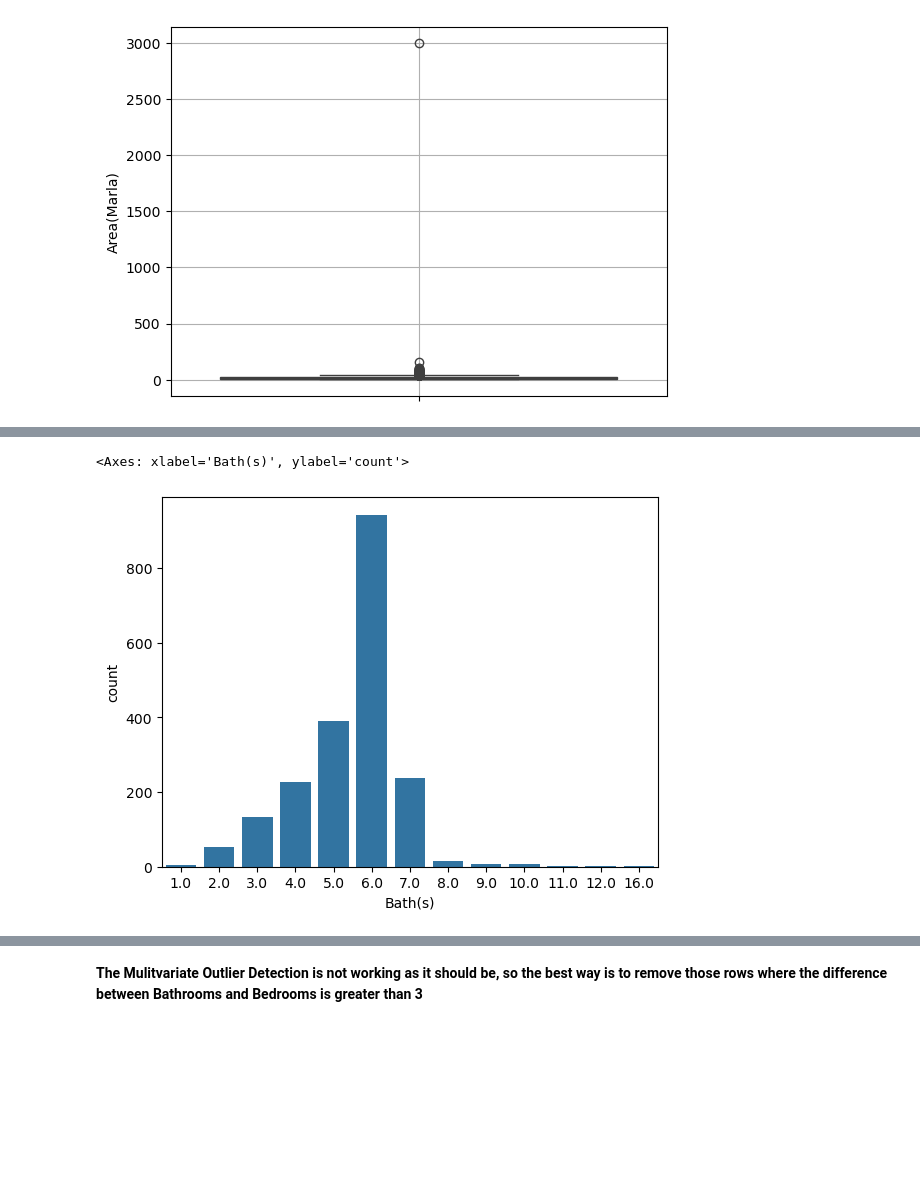
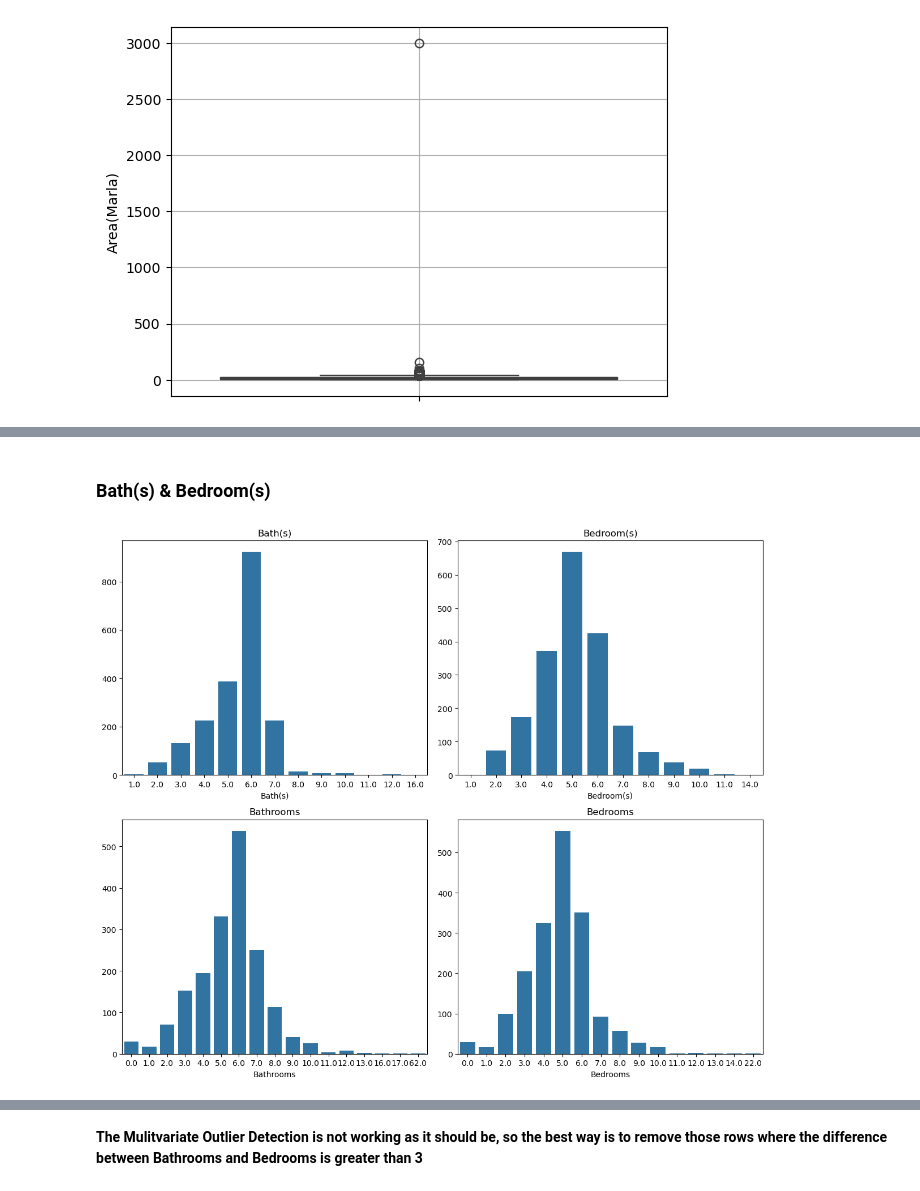
Before and after one commit to Piro369/End-to-End-Real-Estate-ml, a Jupyter notebook: Outlier Detection/Outlier Detection (Houses).ipynb, the cells around one changed output, grey strips where cells are left out. Cells and saved outputs as stored; diff of their text form; code cells hidden in the pictures; blank space fills up the shorter version.

```diff
--- a/Outlier Detection/Outlier Detection (Houses).ipynb
+++ b/Outlier Detection/Outlier Detection (Houses).ipynb
@@ -15,7 +14,7 @@ houses.drop(columns=['Community Swimming Pool', 'Community Gym', 'Sauna',
        'Jacuzzi', 'Security Staff', 'Maintenance Staff',
        'Facilities for Disabled', 'Laundry or Dry Cleaning Facility',
        'Communal/Shared Kitchen','Lobby in Building', 'Elevators',
-       'Service Elevators in Building'],inplace=True)
+       'Service Elevators in Building','Floor in Building'],inplace=True)
 # %%
 houses.info()
 # %% [output]
@@ -97,5 +110,5 @@ However, prices above 150 should be removed
 # %%
-houses = houses[~(houses['Price(Cr)']>=150)]
+houses = houses[~(houses['Price(Cr)']>=100)]
 # %%
 houses.shape
 # %% [output]
@@ -134,7 +189,6 @@ houses[houses['Area(Marla)']>80]
 # %%
 # Removing the rows where Area(Marla) > 80
-
-houses = houses[~(houses['Area(Marla)']>80)]
+houses = houses.loc[~is_outlier_forest,:]
 # %%
 sns.boxplot(houses['Area(Marla)'])
 # %% [output]
@@ -145,6 +197,36 @@ sns.boxplot(houses['Area(Marla)'])
+# %% [markdown]
+### Bath(s) & Bedroom(s)
 # %%
-sns.barplot(houses['Bath(s)'].value_counts())
+import matplotlib.pyplot as plt
+import seaborn as sns
+
+# 1. Initialize the figure and a 2x2 grid of axes
+fig, axes = plt.subplots(2, 2, figsize=(12, 10))
+
+# 2. Plot each column on its respective axis
+# Row 0, Col 0: Bath(s)
+sns.barplot(x=houses['Bath(s)'].value_counts().index,
+            y=houses['Bath(s)'].value_counts().values,
+            ax=axes[0, 0]).set_title('Bath(s)')
+
+# Row 0, Col 1: Bedroom(s)
+sns.barplot(x=houses['Bedroom(s)'].value_counts().index,
+            y=houses['Bedroom(s)'].value_counts().values,
+            ax=axes[0, 1]).set_title('Bedroom(s)')
+
+# Row 1, Col 0: Bathrooms
+sns.barplot(x=houses['Bathrooms'].value_counts().index,
+            y=houses['Bathrooms'].value_counts().values,
+            ax=axes[1, 0]).set_title('Bathrooms')
+
+# Row 1, Col 1: Bedrooms
+sns.barplot(x=houses['Bedrooms'].value_counts().index,
+            y=houses['Bedrooms'].value_counts().values,
+            ax=axes[1, 1]).set_title('Bedrooms')
+
+# 3. Clean up the layout so titles don't overlap
+plt.tight_layout()
+plt.show()
 # %% [output]
-<Axes: xlabel='Bath(s)', ylabel='count'>
-[figure, old version]
+[figure, new version]
 # %%
```
Also changed, not shown: parts of 88 cells of this notebook, 26 other files.
